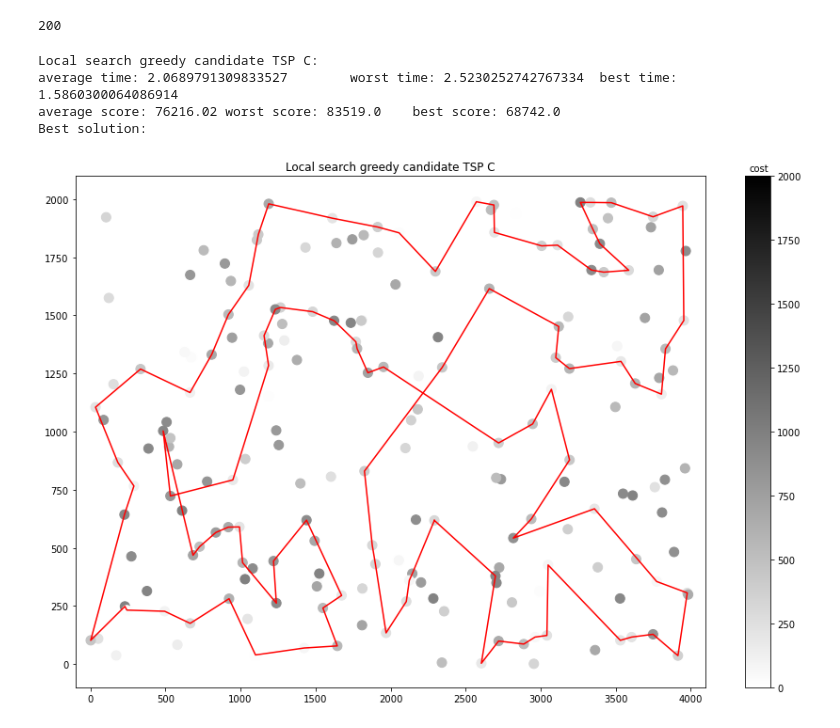
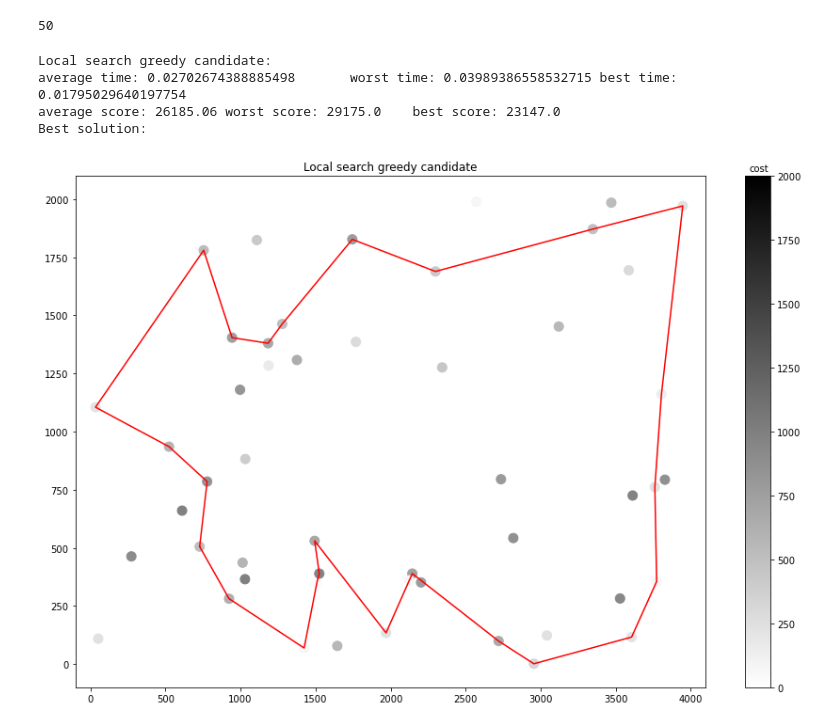
Before and after one commit to Mikikrus/Evolutionary-Computation, a Jupyter notebook: lab4/EC_lab4.ipynb, the cells around one changed output. Cells and saved outputs as stored; diff of their text form; code cells hidden in the pictures.

```diff
--- a/lab4/EC_lab4.ipynb
+++ b/lab4/EC_lab4.ipynb
@@ -236,12 +236,12 @@ def summarize(func, data, title):
 # %%
 data = np.loadtxt('TSPC.csv', dtype=int, delimiter=';')
 # %%
-summarize(local_search_greedy_candidate, data, 'Local search greedy candidate TSP C')
+summarize(local_search_greedy_candidate, data[:50], 'Local search greedy candidate')
 # %% [output]
-200
+50
-Local search greedy candidate TSP C:
-average time: 2.0689791309833527        worst time: 2.5230252742767334  best time: 1.5860300064086914
-average score: 76216.02 worst score: 83519.0    best score: 68742.0
+Local search greedy candidate:
+average time: 0.02702674388885498       worst time: 0.03989386558532715 best time: 0.01795029640197754
+average score: 26185.06 worst score: 29175.0    best score: 23147.0
 Best solution:
-[figure, old version]
+[figure, new version]
 # %%
```
Also changed, not shown: parts of 6 cells of this notebook, 1 other file.
